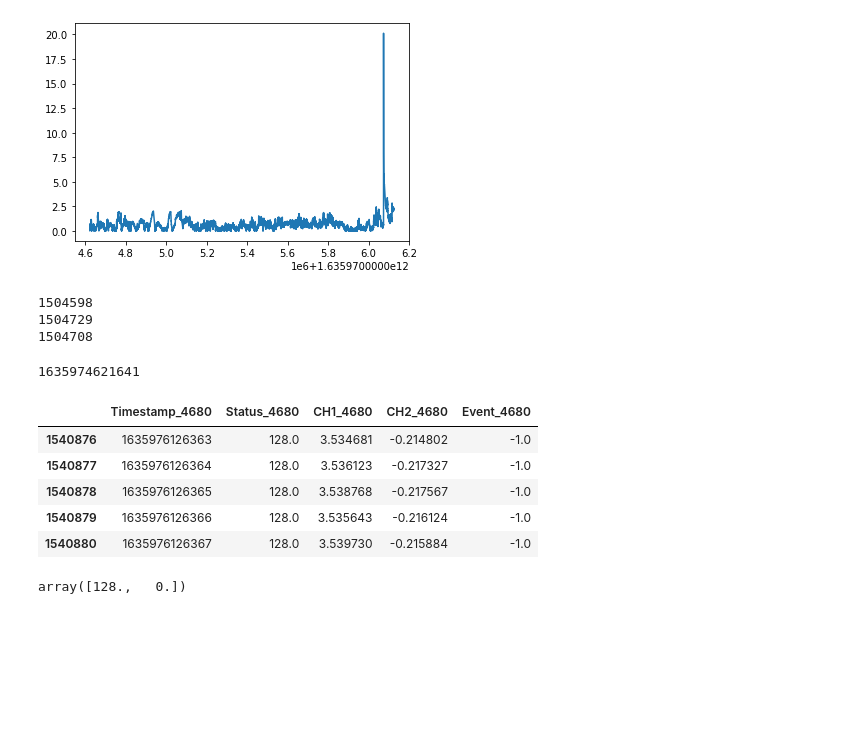
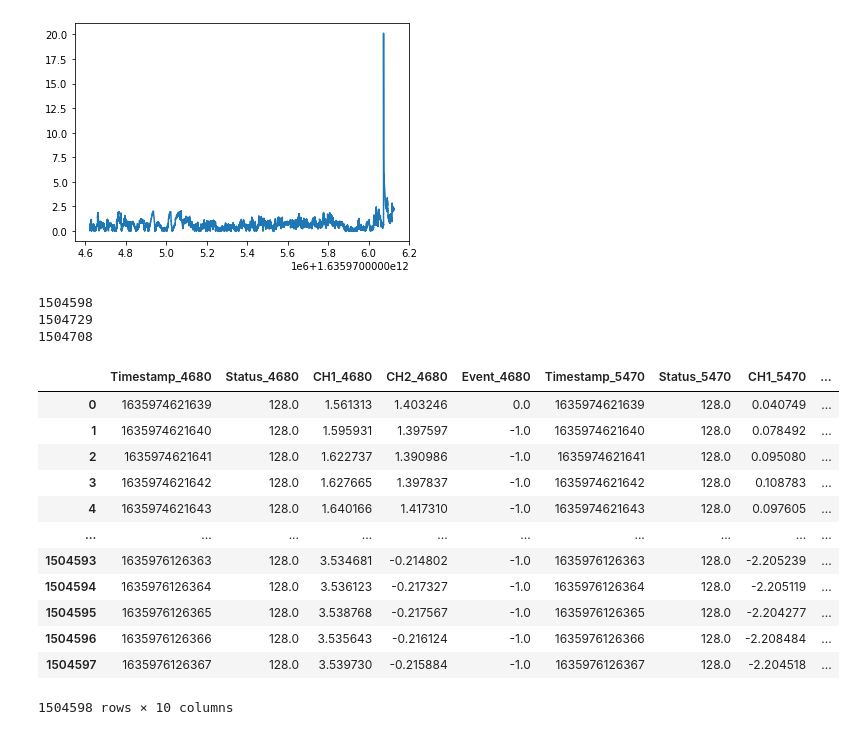
Before and after one commit to eearchey/iron_handmaidens, a Jupyter notebook: plots.ipynb, the cells around one changed output. Drawn from its saved outputs; the diff is of its cells as text; code cells hidden in the pictures; blank space fills up the shorter version.

```diff
--- a/plots.ipynb
+++ b/plots.ipynb
@@ -76,24 +73,22 @@ dfMerge = pd.merge(df4680, df5470, 'inner', left_on='Timestamp_4680', right_on='
 # %%
 print(len(dfMerge))
 print(len(df4680))
 print(len(df5470))
-df4680['Timestamp_4680'][2]
+dfMerge
 # %% [output]
 1504598
 1504729
 1504708
+|  | Timestamp_4680 | Status_4680 | CH1_4680 | CH2_4680 | Event_4680 | Timestamp_5470 | Status_5470 | CH1_5470 | ... |
+| 0 | 1635974621639 | 128.0 | 1.561313 | 1.403246 | 0.0 | 1635974621639 | 128.0 | 0.040749 | ... |
+| 1 | 1635974621640 | 128.0 | 1.595931 | 1.397597 | -1.0 | 1635974621640 | 128.0 | 0.078492 | ... |
+| 2 | 1635974621641 | 128.0 | 1.622737 | 1.390986 | -1.0 | 1635974621641 | 128.0 | 0.095080 | ... |
+| 3 | 1635974621642 | 128.0 | 1.627665 | 1.397837 | -1.0 | 1635974621642 | 128.0 | 0.108783 | ... |
+| 4 | 1635974621643 | 128.0 | 1.640166 | 1.417310 | -1.0 | 1635974621643 | 128.0 | 0.097605 | ... |
+| ... | ... | ... | ... | ... | ... | ... | ... | ... | ... |
+| 1504593 | 1635976126363 | 128.0 | 3.534681 | -0.214802 | -1.0 | 1635976126363 | 128.0 | -2.205239 | ... |
+| 1504594 | 1635976126364 | 128.0 | 3.536123 | -0.217327 | -1.0 | 1635976126364 | 128.0 | -2.205119 | ... |
+| 1504595 | 1635976126365 | 128.0 | 3.538768 | -0.217567 | -1.0 | 1635976126365 | 128.0 | -2.204277 | ... |
+| 1504596 | 1635976126366 | 128.0 | 3.535643 | -0.216124 | -1.0 | 1635976126366 | 128.0 | -2.208484 | ... |
+| 1504597 | 1635976126367 | 128.0 | 3.539730 | -0.215884 | -1.0 | 1635976126367 | 128.0 | -2.204518 | ... |
-1635974621641
+1504598 rows × 10 columns
-# %%
-df4680.tail()
-# %% [output]
-|  | Timestamp_4680 | Status_4680 | CH1_4680 | CH2_4680 | Event_4680 |
-| 1540876 | 1635976126363 | 128.0 | 3.534681 | -0.214802 | -1.0 |
-| 1540877 | 1635976126364 | 128.0 | 3.536123 | -0.217327 | -1.0 |
-| 1540878 | 1635976126365 | 128.0 | 3.538768 | -0.217567 | -1.0 |
-| 1540879 | 1635976126366 | 128.0 | 3.535643 | -0.216124 | -1.0 |
-| 1540880 | 1635976126367 | 128.0 | 3.539730 | -0.215884 | -1.0 |
-# %%
-df5470.tail()
-df5470['Status_5470'].unique()
-# %% [output]
-array([128.,   0.])
```
Also changed, not shown: parts of 1 cell of this notebook.
